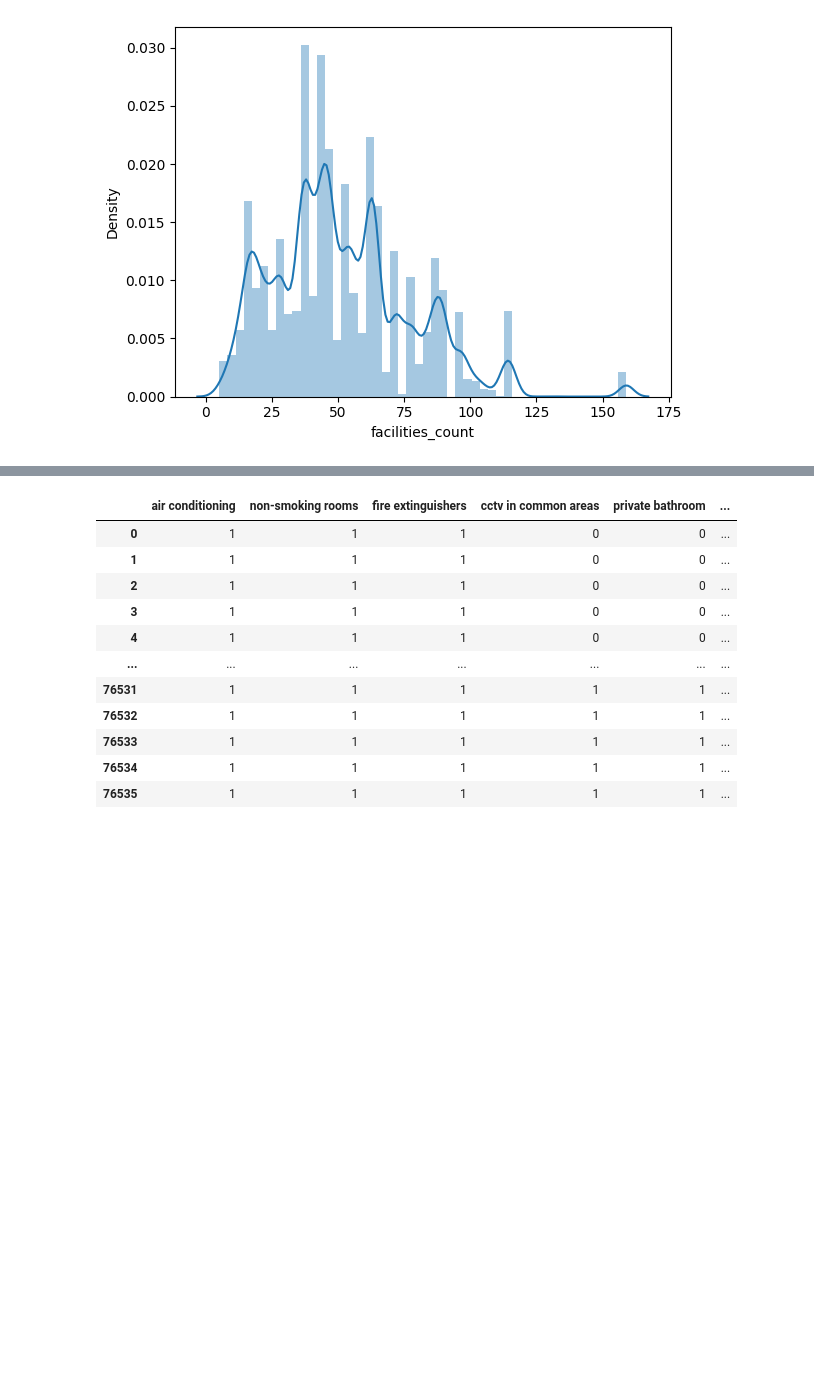
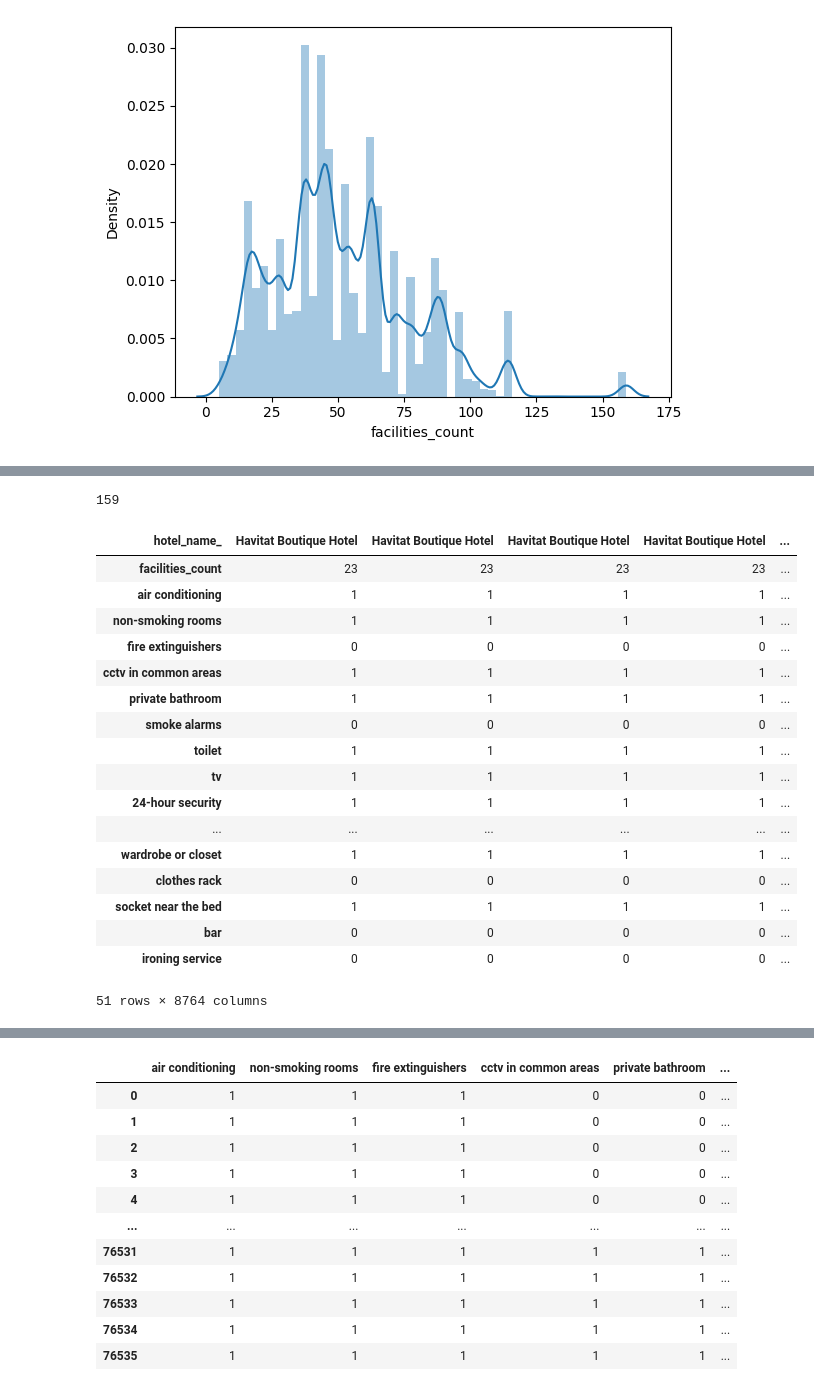
Before and after one commit to ejmasuncion/dsf10_capstone, a Jupyter notebook: eda/facilities_eda_2.ipynb, the cells around one changed output, grey strips where cells are left out. Drawn from its saved outputs; the diff is of its cells as text; code cells hidden in the pictures; blank space fills up the shorter version.

```diff
--- a/eda/facilities_eda_2.ipynb
+++ b/eda/facilities_eda_2.ipynb
@@ -318,0 +339,33 @@ sns.distplot(df_fac['facilities_count'])
+# %%
+df_fac_all['facilities_count'].max()
+# %% [output]
+159
+# %%
+star = 5
+colors = ['#bfdeff', '#80bcff', '#0059ba', '#00438c', '#003e82']
+dfs = df_fac_all[(df_fac['stars'] == star) & (df_fac_all['good_review'] == 1)]
+total_cols = dfs.shape[0]
+dfs = dfs.set_index('hotel_name_')
+to_drop = ['stars', 'review_rating', 'total_reviews', 'good_review']
+dfs_trans = dfs.drop(to_drop, axis=1)
+dfs_trans = dfs_trans.T
+dfs_trans
+# %% [output]
+| hotel_name_ | Havitat Boutique Hotel | Havitat Boutique Hotel | Havitat Boutique Hotel | Havitat Boutique Hotel | ... |
+| facilities_count | 23 | 23 | 23 | 23 | ... |
+| air conditioning | 1 | 1 | 1 | 1 | ... |
+| non-smoking rooms | 1 | 1 | 1 | 1 | ... |
+| fire extinguishers | 0 | 0 | 0 | 0 | ... |
+| cctv in common areas | 1 | 1 | 1 | 1 | ... |
+| private bathroom | 1 | 1 | 1 | 1 | ... |
+| smoke alarms | 0 | 0 | 0 | 0 | ... |
+| toilet | 1 | 1 | 1 | 1 | ... |
+| tv | 1 | 1 | 1 | 1 | ... |
+| 24-hour security | 1 | 1 | 1 | 1 | ... |
+| ... | ... | ... | ... | ... | ... |
+| wardrobe or closet | 1 | 1 | 1 | 1 | ... |
+| clothes rack | 0 | 0 | 0 | 0 | ... |
+| socket near the bed | 1 | 1 | 1 | 1 | ... |
+| bar | 0 | 0 | 0 | 0 | ... |
+| ironing service | 0 | 0 | 0 | 0 | ... |
+51 rows × 8764 columns
```
Also changed, not shown: parts of 12 cells of this notebook, 6 other files.
